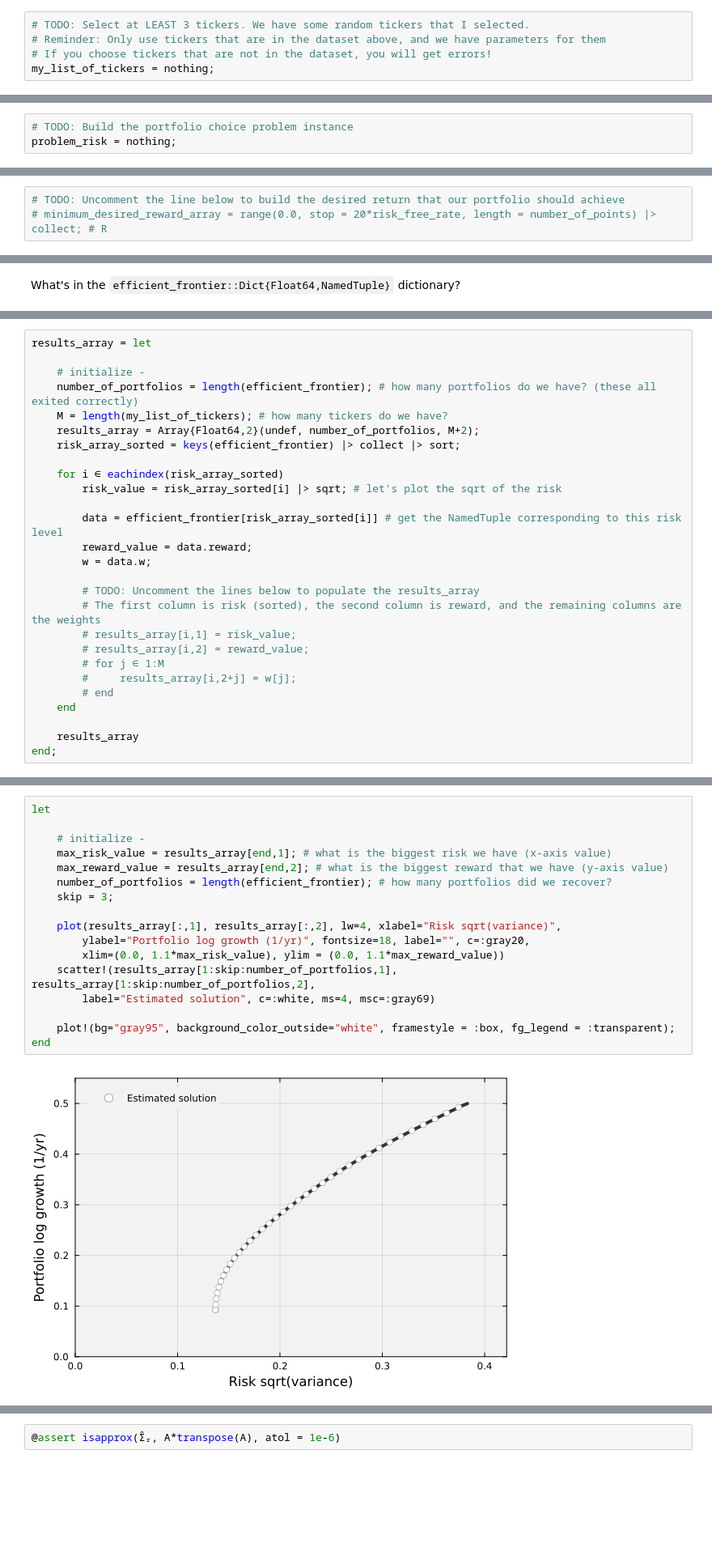
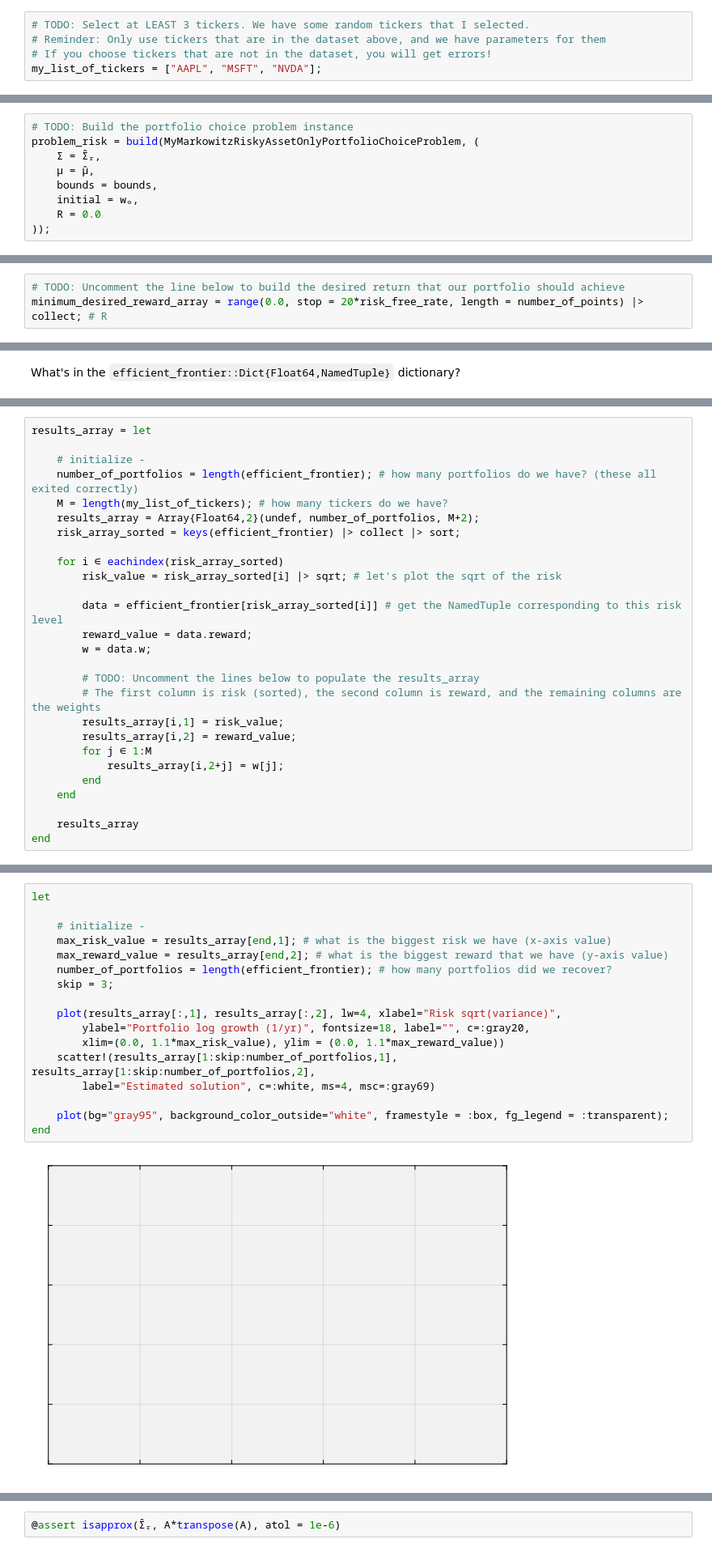
Before and after one commit to CHEME-5660-Classroom-Cornell/ps3-5660-f25-saayanair, a Jupyter notebook: PS3-CHEME-5660-Student-Data-MinVar-Portfolio-Fall-2025.ipynb, the cells around one changed output, grey strips where cells are left out. Shown at 81% size. Cells and saved outputs as stored; diff of their text form; blank space fills up the shorter version.

```diff
--- a/PS3-CHEME-5660-Student-Data-MinVar-Portfolio-Fall-2025.ipynb
+++ b/PS3-CHEME-5660-Student-Data-MinVar-Portfolio-Fall-2025.ipynb
@@ -118,7 +134,7 @@ Specify a collection of ticker symbols, e.g., `AAPL`, `MSFT`, etc., that interes
 # TODO: Select at LEAST 3 tickers. We have some random tickers that I selected.
 # Reminder: Only use tickers that are in the dataset above, and we have parameters for them
 # If you choose tickers that are not in the dataset, you will get errors!
-my_list_of_tickers = nothing;
+my_list_of_tickers = ["AAPL", "MSFT", "NVDA"];
 # %% [markdown]
 Now that we have selected the firms in our risky portfolio, we'll compute the firm-specific expected return vector and covariance matrix. We'll store these in the $\hat{\mu}$ and $\hat{\Sigma}$ variables.
 # %%
@@ -169,12 +185,18 @@ number_of_points = 201;
 Next, let's build an instance of the [MyMarkowitzRiskyAssetOnlyPortfolioChoiceProblem type](https://varnerlab.github.io/VLQuantitativeFinancePackage.jl/dev/portfolio/#VLQuantitativeFinancePackage.MyMarkowitzRiskyAssetOnlyPortfolioChoiceProblem) using the [build(...) method](https://varnerlab.github.io/VLQuantitativeFinancePackage.jl/dev/portfolio/#VLQuantitativeFinancePackage.build-Tuple{Type{MyMarkowitzRiskyAssetOnlyPortfolioChoiceProblem},%20NamedTuple}), passing in the data for the required fields:
 # %%
 # TODO: Build the portfolio choice problem instance
-problem_risk = nothing;
+problem_risk = build(MyMarkowitzRiskyAssetOnlyPortfolioChoiceProblem, (
+    Σ = Σ̂ᵣ,
+    μ = μ̂,
+    bounds = bounds,
+    initial = wₒ,
+    R = 0.0
+));
 # %% [markdown]
 Now, create an array holding the minimum desired rewards (the calculation must achieve at least this much reward). We store these values in the `minimum_desired_reward_array` variable. In this example, let's start at `0` and go up to `20`$\times{r_{f}}$ annualized return using `number_of_points`:
 # %%
 # TODO: Uncomment the line below to build the desired return that our portfolio should achieve
-# minimum_desired_reward_array = range(0.0, stop = 20*risk_free_rate, length = number_of_points) |> collect; # R
+minimum_desired_reward_array = range(0.0, stop = 20*risk_free_rate, length = number_of_points) |> collect; # R
 # %% [markdown]
 What's in the `minimum_desired_reward_array::Array{Float64,1}` array?
 # %%
@@ -286,13 +308,13 @@ results_array = let
 
         # TODO: Uncomment the lines below to populate the results_array
         # The first column is risk (sorted), the second column is reward, and the remaining columns are the weights
-        # results_array[i,1] = risk_value;
-        # results_array[i,2] = reward_value;
-        # for j ∈ 1:M
-        #     results_array[i,2+j] = w[j];
-        # end
+        results_array[i,1] = risk_value;
+        results_array[i,2] = reward_value;
+        for j ∈ 1:M
+            results_array[i,2+j] = w[j];
+        end
     end
 
     results_array
-end;
+end
 # %% [output]
@@ -321,19 +343,19 @@ Now that we have computed the optimal portfolios, let's visualize the classic ri
 # %%
 let
 
     # initialize -
     max_risk_value = results_array[end,1]; # what is the biggest risk we have (x-axis value)
     max_reward_value = results_array[end,2]; # what is the biggest reward that we have (y-axis value)
     number_of_portfolios = length(efficient_frontier); # how many portfolios did we recover?
     skip = 3;
 
     plot(results_array[:,1], results_array[:,2], lw=4, xlabel="Risk sqrt(variance)",
         ylabel="Portfolio log growth (1/yr)", fontsize=18, label="", c=:gray20,
         xlim=(0.0, 1.1*max_risk_value), ylim = (0.0, 1.1*max_reward_value))
     scatter!(results_array[1:skip:number_of_portfolios,1], results_array[1:skip:number_of_portfolios,2],
         label="Estimated solution", c=:white, ms=4, msc=:gray69)
 
-    plot!(bg="gray95", background_color_outside="white", framestyle = :box, fg_legend = :transparent);
+    plot(bg="gray95", background_color_outside="white", framestyle = :box, fg_legend = :transparent);
 end
 # %% [output]
-[figure, old version]
+[figure, new version]
```
Also changed, not shown: parts of 7 cells of this notebook.
